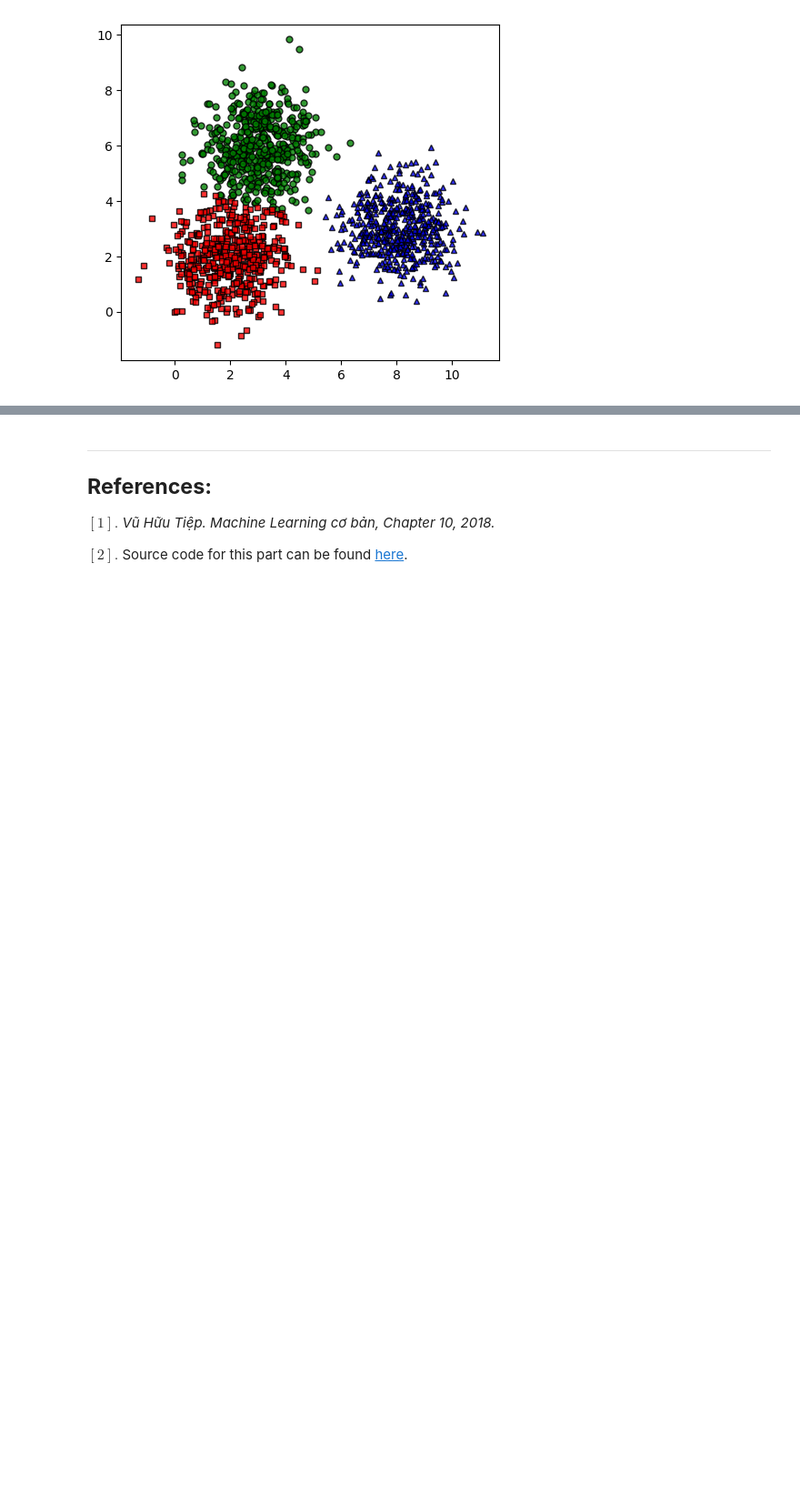
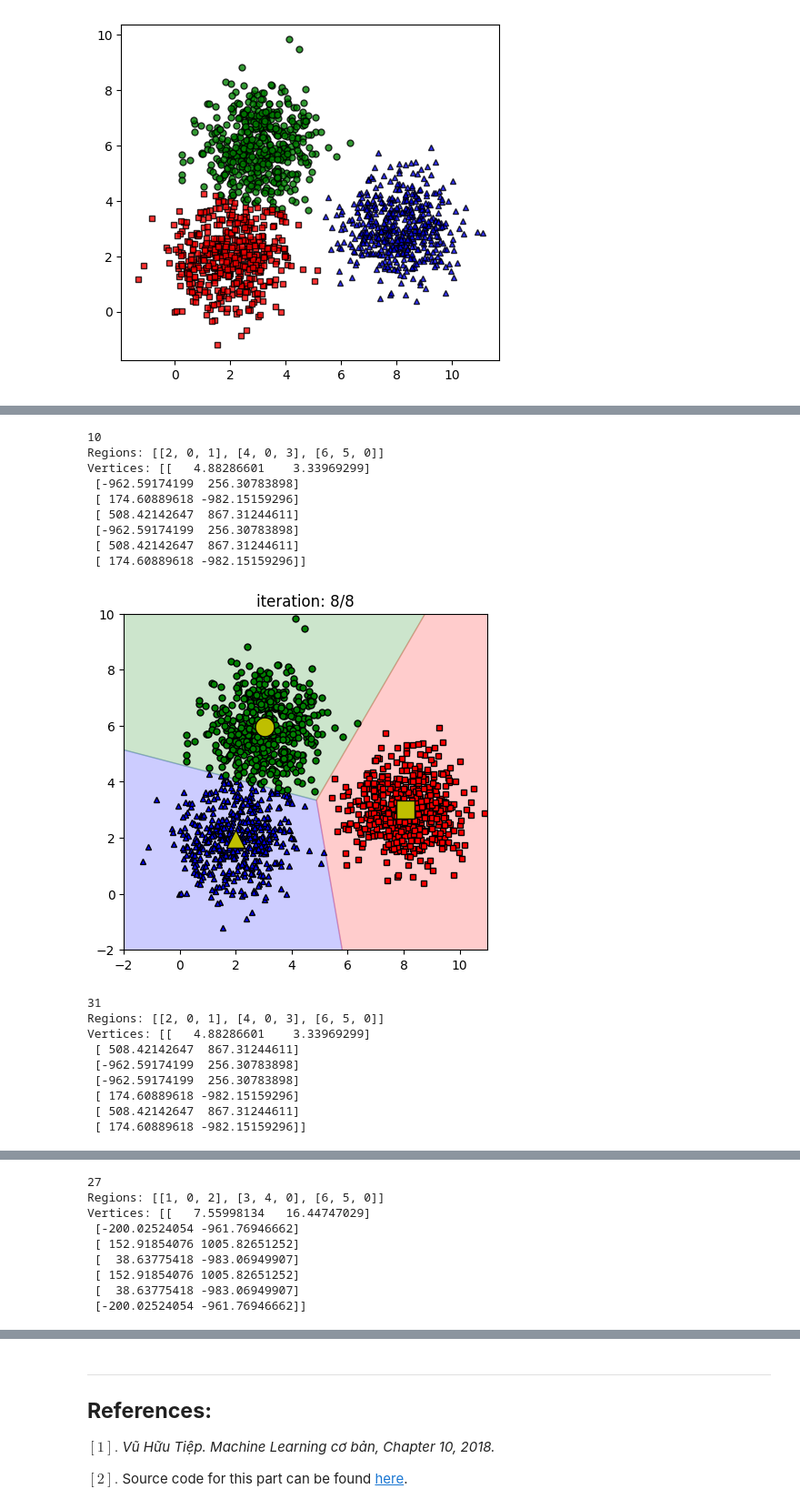
Before and after one commit to letruongzzio/Machine-Learning, a Jupyter notebook: 3 - Classification/K_means_clustering.ipynb, the cells around one changed output, grey strips where cells are left out. Shown at 91% size. Saved outputs shown, nothing was run; the diff lists cells and outputs as text; code cells hidden in the pictures; blank space fills up the shorter version.

```diff
--- a/3 - Classification/K_means_clustering.ipynb
+++ b/3 - Classification/K_means_clustering.ipynb
@@ -196,0 +247,6 @@ Centers found by scikit-learn:
+# %%
+for i in range(60):
+    np.random.seed(i)
+    (centroids, labels) = kmeans(X, K)
+    print(centroids[-1])
+    print('seed number:', 9 * i, 'number of iterations:', len(labels))
@@ -196,0 +271,27 @@ Centers found by scikit-learn:
+# %%
+for i in [10, 31, 27]:
+    np.random.seed(i)
+    (centroids, labels) = kmeans(X, K)
+    it = len(labels) - 1
+    print(i)
+    kmeans_display_progress(X, centroids, labels, it)
+# %% [output]
+10
+Regions: [[2, 0, 1], [4, 0, 3], [6, 5, 0]]
+Vertices: [[   4.88286601    3.33969299]
+ [-962.59174199  256.30783898]
+ [ 174.60889618 -982.15159296]
+ [ 508.42142647  867.31244611]
+ [-962.59174199  256.30783898]
+ [ 508.42142647  867.31244611]
+ [ 174.60889618 -982.15159296]]
+[figure, added]
+31
+Regions: [[2, 0, 1], [4, 0, 3], [6, 5, 0]]
+Vertices: [[   4.88286601    3.33969299]
+ [ 508.42142647  867.31244611]
+ [-962.59174199  256.30783898]
+ [-962.59174199  256.30783898]
+ [ 174.60889618 -982.15159296]
+ [ 508.42142647  867.31244611]
+ [ 174.60889618 -982.15159296]]
@@ -196,0 +299,9 @@ Centers found by scikit-learn:
+27
+Regions: [[1, 0, 2], [3, 4, 0], [6, 5, 0]]
+Vertices: [[   7.55998134   16.44747029]
+ [-200.02524054 -961.76946662]
+ [ 152.91854076 1005.82651252]
+ [  38.63775418 -983.06949907]
+ [ 152.91854076 1005.82651252]
+ [  38.63775418 -983.06949907]
+ [-200.02524054 -961.76946662]]
```
Also changed, not shown: parts of 9 cells of this notebook, 5 other files.
